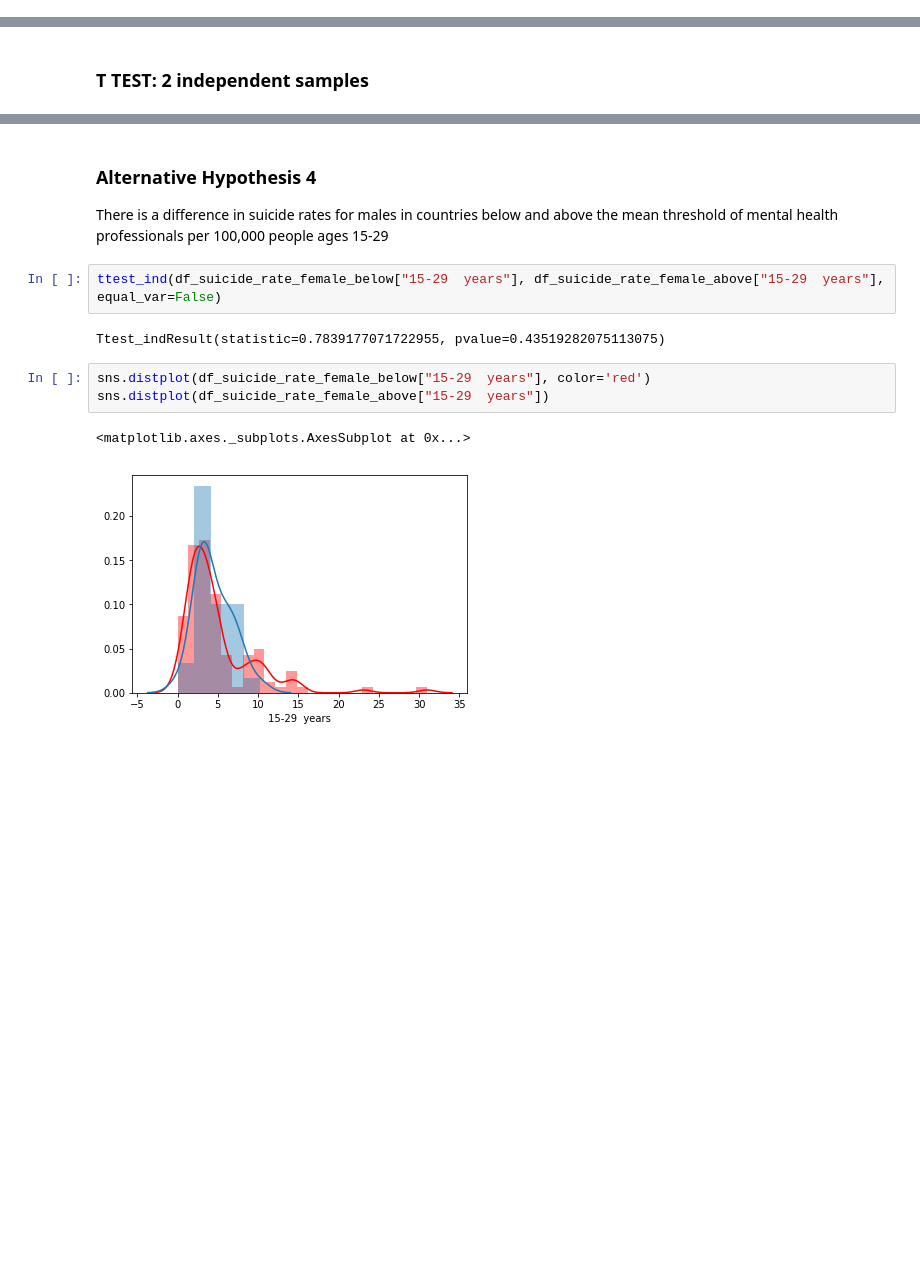
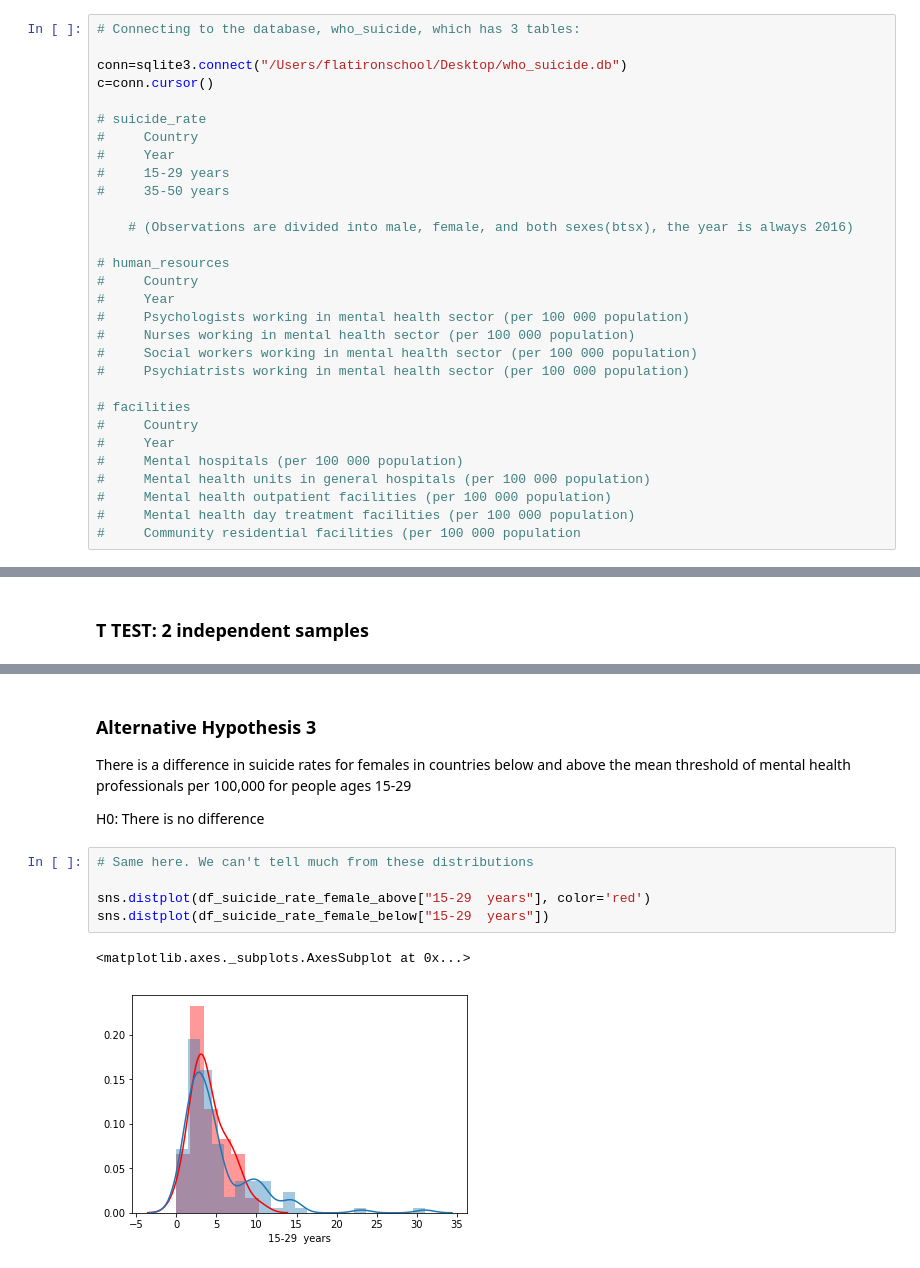
Before and after one commit to Dr-Salcedo/world_health_organization_mental_health_resource_study, a Jupyter notebook: notebooks/ke_ps_world_health_organization_mental_health_resource_study-final.ipynb, the cells around one changed output, grey strips where cells are left out. Cells and saved outputs as stored; diff of their text form; blank space fills up the shorter version.

```diff
--- a/notebooks/ke_ps_world_health_organization_mental_health_resource_study-final.ipynb
+++ b/notebooks/ke_ps_world_health_organization_mental_health_resource_study-final.ipynb
@@ -8,0 +10,30 @@ c=conn.cursor()
+# %%
+# Connecting to the database, who_suicide, which has 3 tables:
+
+conn=sqlite3.connect("/Users/flatironschool/Desktop/who_suicide.db")
+c=conn.cursor()
+
+# suicide_rate
+#     Country
+#     Year
+#     15-29 years
+#     35-50 years
+
+    # (Observations are divided into male, female, and both sexes(btsx), the year is always 2016)
+
+# human_resources
+#     Country
+#     Year
+#     Psychologists working in mental health sector (per 100 000 population)
+#     Nurses working in mental health sector (per 100 000 population)
+#     Social workers working in mental health sector (per 100 000 population)
+#     Psychiatrists working in mental health sector (per 100 000 population)
+
+# facilities
+#     Country
+#     Year
+#     Mental hospitals (per 100 000 population)
+#     Mental health units in general hospitals (per 100 000 population)
+#     Mental health outpatient facilities (per 100 000 population)
+#     Mental health day treatment facilities (per 100 000 population)
+#     Community residential facilities (per 100 000 population
@@ -191,14 +259,14 @@ Ttest_indResult(statistic=215.37913949128546, pvalue=0.0)
 # %% [markdown]
-### Alternative Hypothesis 4
+### Alternative Hypothesis 3
 
-There is a difference in suicide rates for males in countries below and above the mean threshold of mental health professionals per 100,000 people ages 15-29
+There is a difference in suicide rates for females in countries below and above the mean threshold of mental health professionals per 100,000 for people ages 15-29
+
+H0: There is no difference
-# %%
-ttest_ind(df_suicide_rate_female_below["15-29  years"], df_suicide_rate_female_above["15-29  years"], equal_var=False)
-# %% [output]
-Ttest_indResult(statistic=0.7839177071722955, pvalue=0.43519282075113075)
 # %%
-sns.distplot(df_suicide_rate_female_below["15-29  years"], color='red')
-sns.distplot(df_suicide_rate_female_above["15-29  years"])
+# Same here. We can't tell much from these distributions
+
+sns.distplot(df_suicide_rate_female_above["15-29  years"], color='red')
+sns.distplot(df_suicide_rate_female_below["15-29  years"])
 # %% [output]
 <matplotlib.axes._subplots.AxesSubplot at 0x...>
-[figure, old version]
+[figure, new version]
```
Also changed, not shown: parts of 39 cells of this notebook.
